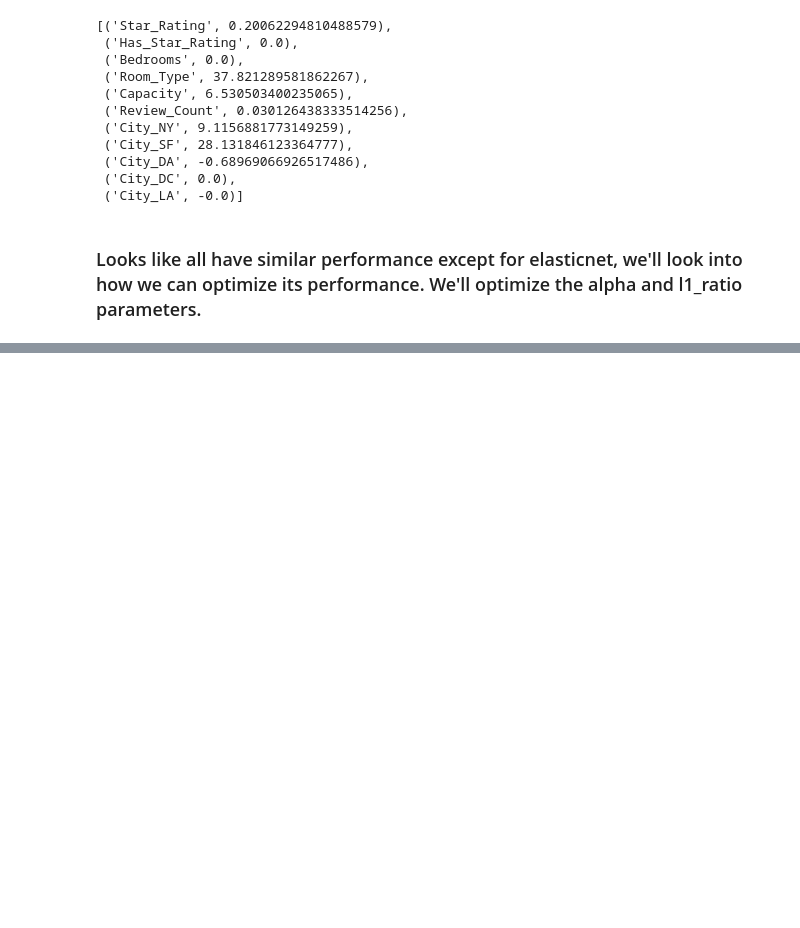
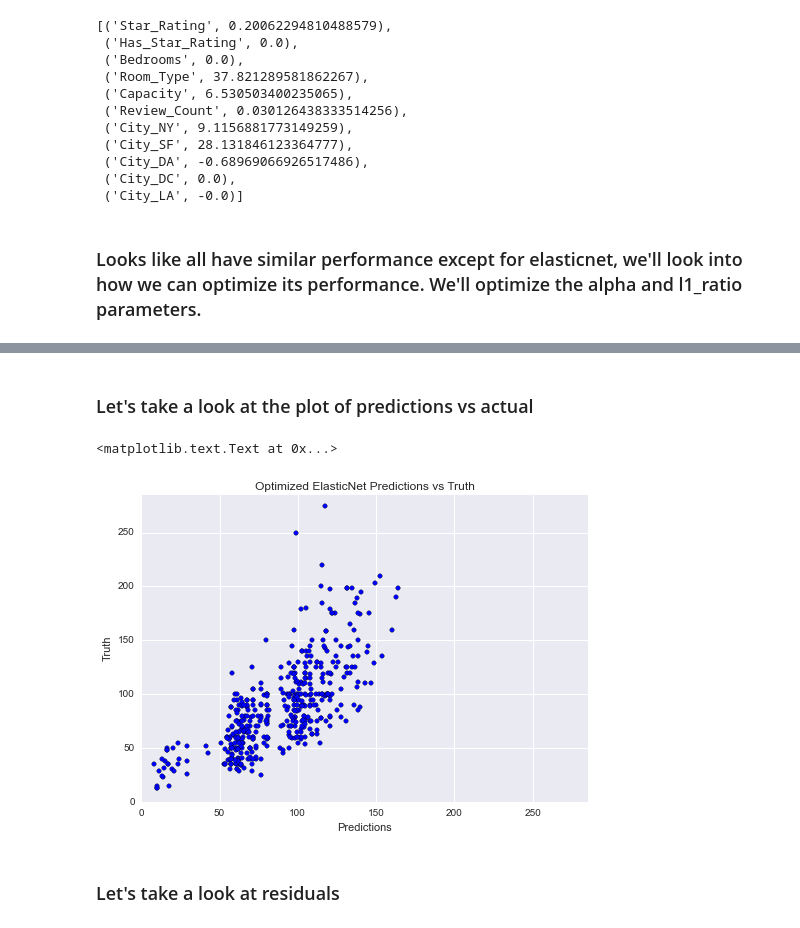
Before and after one commit to peacing/udacity-machine-learning, a Jupyter notebook: Udac-MLE/capstone/no-log-analysis.ipynb, the cells around one changed output, grey strips where cells are left out. Cells and saved outputs as stored; diff of their text form; code cells hidden in the pictures; blank space fills up the shorter version.

Commit message:
optimized elasticnet, corrected residuals, examine high price properties

```diff
--- a/Udac-MLE/capstone/no-log-analysis.ipynb
+++ b/Udac-MLE/capstone/no-log-analysis.ipynb
@@ -351,0 +382,4 @@ zip(regression_features,lr_lasso.coef_)
+# %%
+lr_elasticnet = ElasticNet(alpha=0.01, l1_ratio=0.1)
+# %%
+lr_elasticnet = regression_model(lr_elasticnet, X_train, X_test, y_train, y_test)
@@ -351,0 +408,16 @@ zip(regression_features,lr_lasso.coef_)
+# %% [markdown]
+### Let's take a look at the plot of predictions vs actual
+# %%
+predictions = lr_elasticnet.predict(X_test)
+# %%
+plt.scatter(predictions, y_test)
+plt.xlim(0,285)
+plt.ylim(0,285)
+plt.title('Optimized ElasticNet Predictions vs Truth')
+plt.xlabel('Predictions')
+plt.ylabel('Truth')
+# %% [output]
+<matplotlib.text.Text at 0x...>
+[figure, added]
+# %% [markdown]
+### Let's take a look at residuals
```
Also changed, not shown: parts of 17 cells of this notebook.
